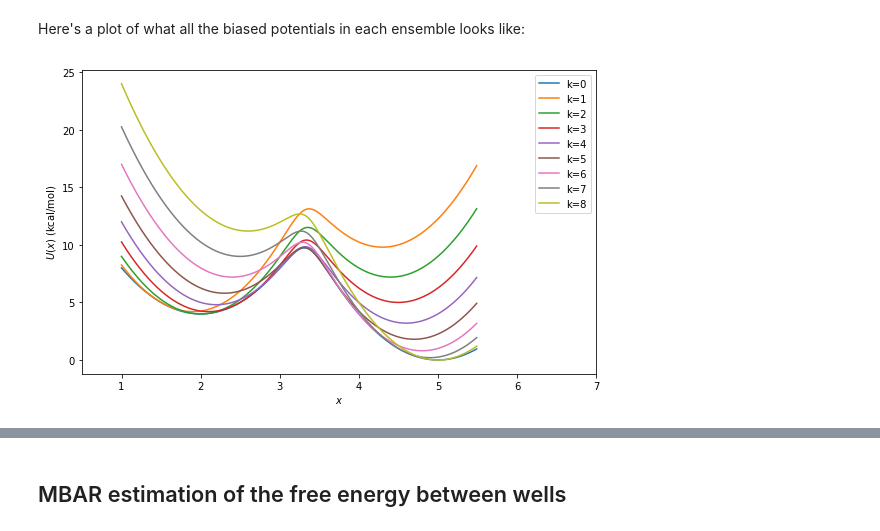
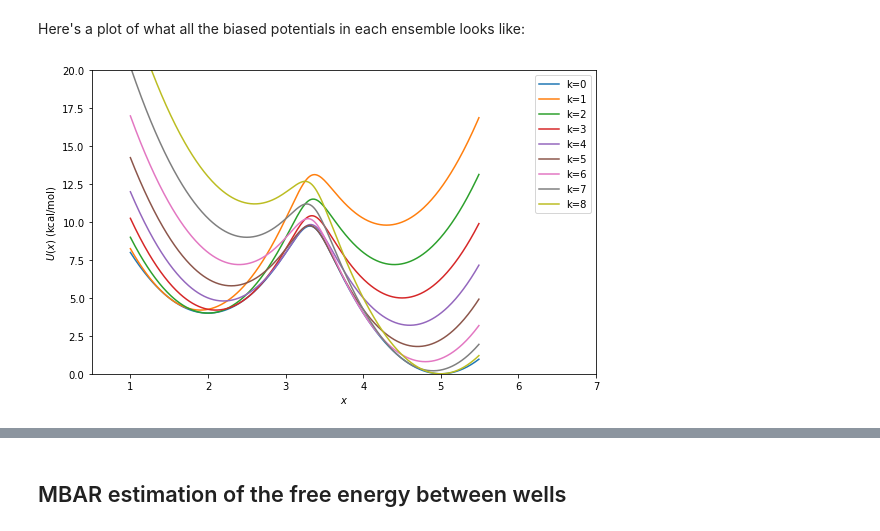
Before and after one commit to vvoelz/free-energy-msm-estimators, a Jupyter notebook: examples/two-well/UmbrellaSampler.ipynb, the cells around one changed output, grey strips where cells are left out. Cells and saved outputs as stored; diff of their text form; code cells hidden in the pictures.

```diff
--- a/examples/two-well/UmbrellaSampler.ipynb
+++ b/examples/two-well/UmbrellaSampler.ipynb
@@ -117,18 +117,19 @@ Here's a plot of what all the biased potentials in each ensemble looks like:
 # %%
 from matplotlib import pyplot as plt
 %matplotlib inline
 
 s = UmbrellaSampler()
 K = 9
 
 plt.figure(figsize=(8,5))
 x = np.arange(1.0, 5.5, 0.01)
-for thermo_index in range(K):
-    plt.plot(x, s.U(x, s.x0_values[thermo_index], s.kspring_values[thermo_index]), label='k=%d'%thermo_index)
+for k in range(K):
+    plt.plot(x, s.U(x, s.x0_values[k], s.kspring_values[k]), label='k=%d'%k)
 plt.xlabel('$x$')
 plt.ylabel('$U(x)$ (kcal/mol)')
 plt.legend(loc='upper right')
 plt.xlim(0.5, 7.0)
+plt.ylim(0,20)
 plt.tight_layout()
 # %% [output]
-[figure, old version]
+[figure, new version]
```
Also changed, not shown: parts of 5 cells of this notebook, 2 other files.
